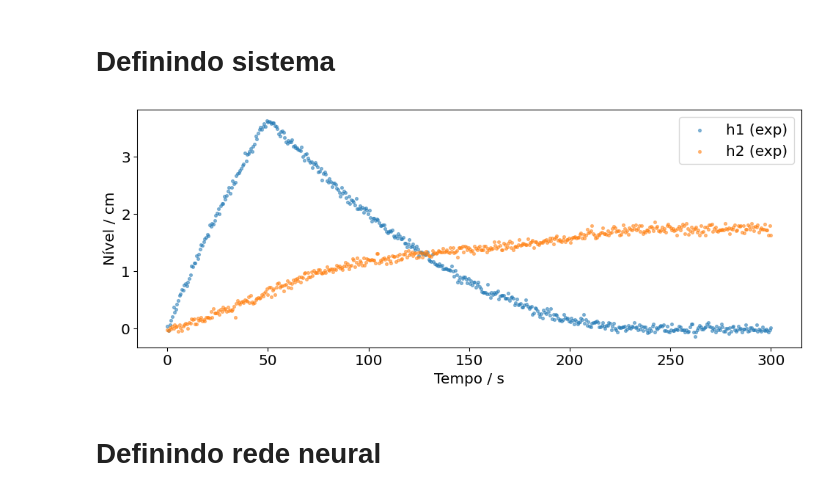
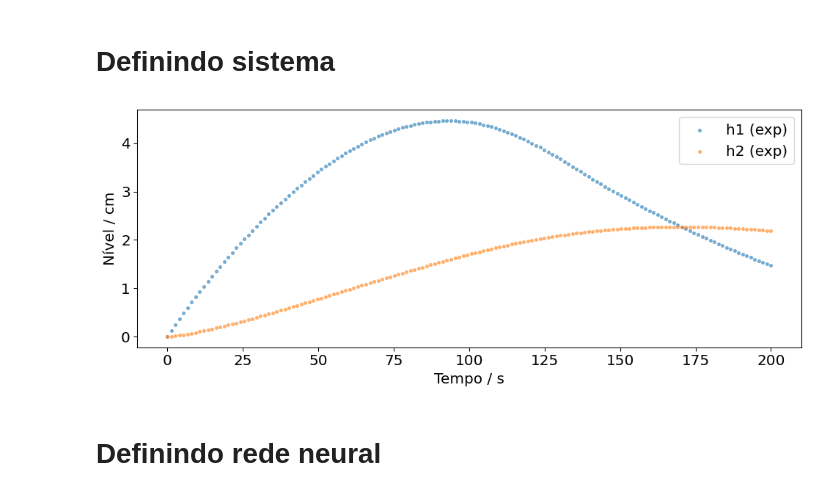
Before and after one commit to silash35/ENGG11, a Jupyter notebook: src/pinn-optimization.ipynb, the cells around one changed output. Cells and saved outputs as stored; diff of their text form; code cells hidden in the pictures.

```diff
--- a/src/pinn-optimization.ipynb
+++ b/src/pinn-optimization.ipynb
@@ -1,63 +1,57 @@
 # %% [markdown]
 # Definindo sistema
 # %%
-from typing import Any
-
 import numpy as np
 import torch
 from matplotlib import pyplot as plt
 from scipy.integrate import solve_ivp
 
 from plots import plot_tanks
 
+np.random.seed(42)
+
 # Constantes
-a1 = 100  # cm^2
-a2 = 100  # cm^2
-cv1 = 2
+a1 = 50  # cm^2
+a2 = 50  # cm^2
+cv1 = 1
+cv2 = 1
 
 
-def F(t, op: Any = np):
-    f = op.zeros_like(t)
-    f = op.where(t < 50, 10, f)
-    return f
-
-
-def cv2_func(t):
-    cv2 = 4 - np.exp(t / 150)
-    cv2 = np.where(cv2 < 0.0, 0.0, cv2)
-    return cv2
+def F(t, op=np):
+    f = 5 - (t**2) / 3000
+    return op.where(f < 0.0, 0.0, f)
 
 
 def edo_np(t, Y):
     h1, h2 = Y[0], Y[1]
 
     # Tanks limits
     h1 = np.where(h1 < 0.0, 0.0, h1)
     h2 = np.where(h2 < 0.0, 0.0, h2)
 
     # Equations
-    dh1dt = (F(t, np) - cv1 * np.sqrt(h1)) / a1
-    dh2dt = (cv1 * np.sqrt(h1) - cv2_func(t) * np.sqrt(h2)) / a2
+    dh1dt = (F(t) - cv1 * np.sqrt(h1)) / a1
+    dh2dt = (cv1 * np.sqrt(h1) - cv2 * np.sqrt(h2)) / a2
     return np.array([dh1dt, dh2dt])
 
 
-t = np.linspace(0, 300, 500)
+t = np.linspace(0, 200, 150)
+t_tensor = torch.linspace(
+    0, 200, 150, dtype=torch.float32, requires_grad=True
+).unsqueeze(1)
 y0 = np.array([0, 0])
 
 sol = solve_ivp(edo_np, [t[0], t[-1]], y0, t_eval=t)
-h1_exp = sol.y[0] + np.random.normal(0, 0.05, len(t))
-h2_exp = sol.y[1] + np.random.normal(0, 0.05, len(t))
+h1_exp = sol.y[0] + np.random.normal(0, 1, len(t)) * 0.0
+h2_exp = sol.y[1] + np.random.normal(0, 1, len(t)) * 0.0
 
 plot_tanks(t, [h1_exp, h2_exp], ["h1 (exp)", "h2 (exp)"], scatter=2)
 
 # plt.figure(figsize=(10, 4), layout="constrained")
-# plt.plot(t, cv2_func(t), label="$cv_2$")
 # plt.plot(t, F(t), label="F")
 # plt.show()
-
-t_tensor = torch.tensor(t, dtype=torch.float32).unsqueeze(1).requires_grad_(True)
 # %% [output]
-[figure, old version]
+[figure, new version]
 # %% [markdown]
 # Definindo rede neural
 # %%
```
Also changed, not shown: parts of 4 cells of this notebook.
